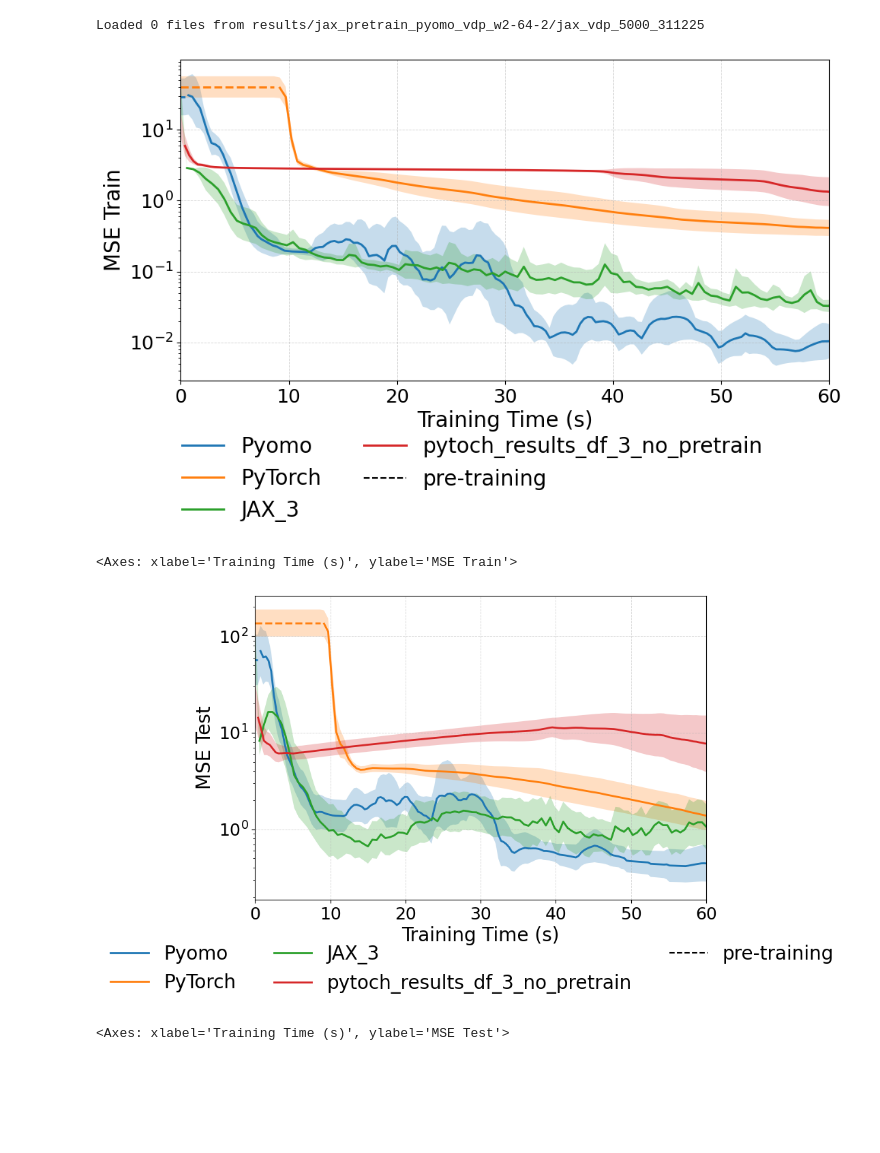
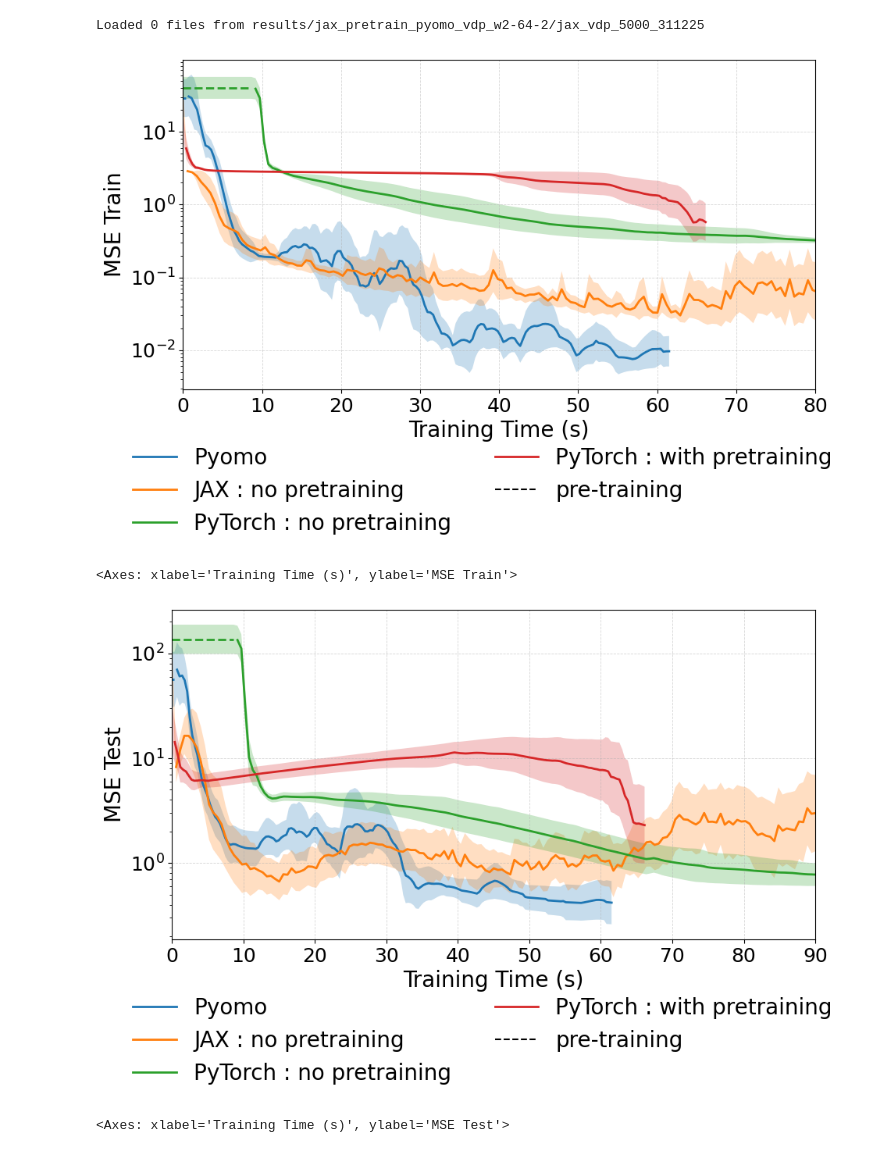
Before and after one commit to mariashapo/NODE, a Jupyter notebook: src/analysis/synthetic/training_conv_vdp.ipynb, the cells around one changed output. Saved outputs shown, nothing was run; the diff lists cells and outputs as text; code cells hidden in the pictures; blank space fills up the shorter version.

```diff
--- a/src/analysis/synthetic/training_conv_vdp.ipynb
+++ b/src/analysis/synthetic/training_conv_vdp.ipynb
@@ -230,7 +147,6 @@ results = load_all_pickles("results/jax_pretrain_pyomo_vdp_w2-64-2/jax_vdp_5000_
 # %% [output]
 Loaded 0 files from results/jax_pretrain_pyomo_vdp_w2-64-2/jax_vdp_5000_311225
 # %%
-
 results_df_64["pretrain"] = False
 
 comparison_dfs_no_pretrain = {
@@ -245,9 +161,9 @@ comparison_dfs = {
     # "pyomo_w32": results_df_32,
     "Pyomo": pyomo_3_df, #results_df_64,
     # "JAX": jax_vdp_3_w64, #jax_vdp_10000_40000_w64,
-    "PyTorch": pytoch_results_df_3, #pytoch_results_df_400_w64,
-    "JAX_3": jax_vdp_3_w64_no_pre,
-    "pytoch_results_df_3_no_pretrain": pytoch_results_df_3_no_pretrain
+    "JAX : no pretraining": jax_vdp_3_w64_no_pre,
+    "PyTorch : no pretraining": pytoch_results_df_3, #pytoch_results_df_400_w64,
+    "PyTorch : with pretraining": pytoch_results_df_3_no_pretrain
 }
 # %%
 max_q_maps = {
@@ -268,31 +184,31 @@ plot_time_bands(
     legend_fontsize=20,
     title_fontsize=16,
     # tmax_quantile=max_q_maps,
-    xlim =(0, 60),
+    xlim =(0, 80),
     y_label="MSE Train",
     legend_bbox_y=-0.08,
     legend_ncol=2,
 )
 # %% [output]
-[figure, old version]
+[figure, new version]
 <Axes: xlabel='Training Time (s)', ylabel='MSE Train'>
 # %%
 plot_time_bands(
     comparison_dfs,
     y_col="mse_test",  # or "mse_test"
     title="",
     logy=True,
     align_grid = False,
     figsize=(10, 6),
     label_fontsize=20,
     tick_fontsize=18,
     legend_fontsize=20,
     title_fontsize=16,
-    xlim =(0, 60),
+    xlim =(0, 90),
     y_label="MSE Test",
-    legend_bbox_y=-0.04,
-    legend_ncol=3,
+    legend_bbox_y=-0.08,
+    legend_ncol=2,
 )
 # %% [output]
-[figure, old version]
+[figure, new version]
 <Axes: xlabel='Training Time (s)', ylabel='MSE Test'>
```
Also changed, not shown: parts of 8 cells of this notebook, 9 other files.
